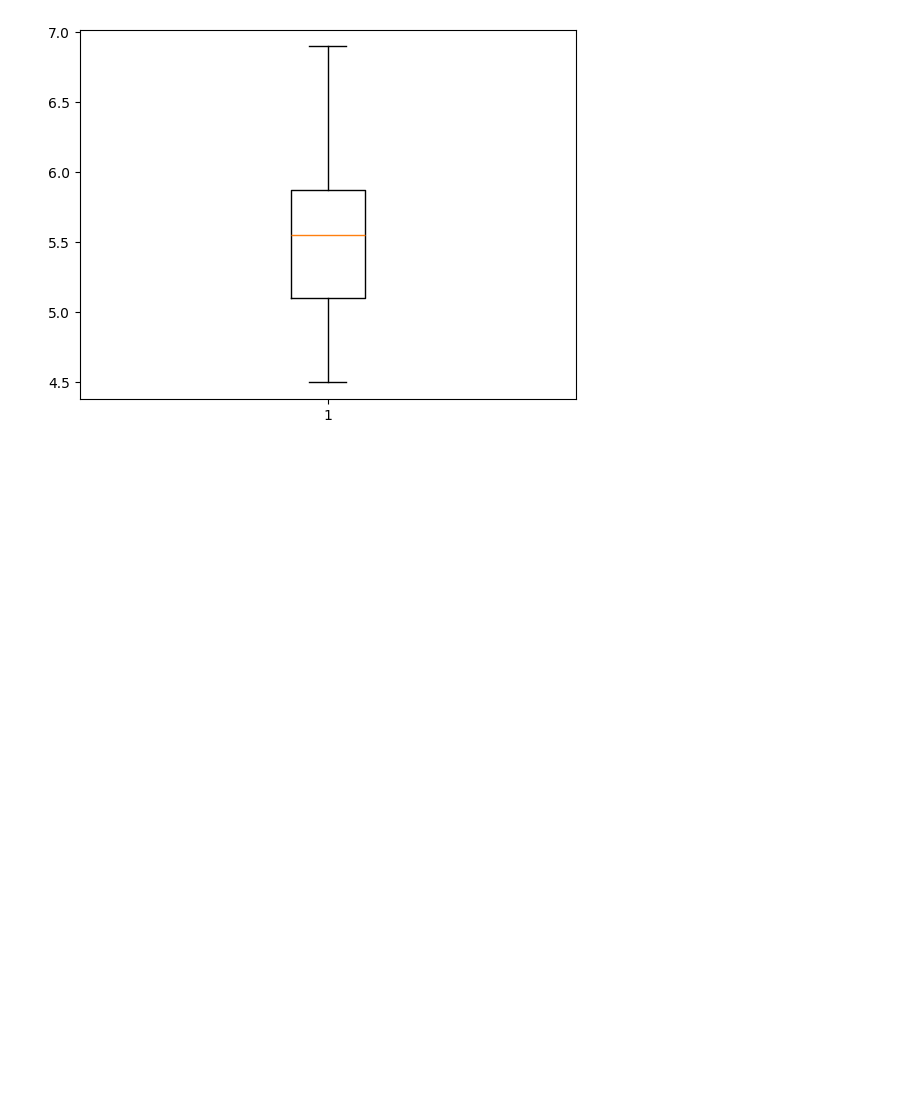
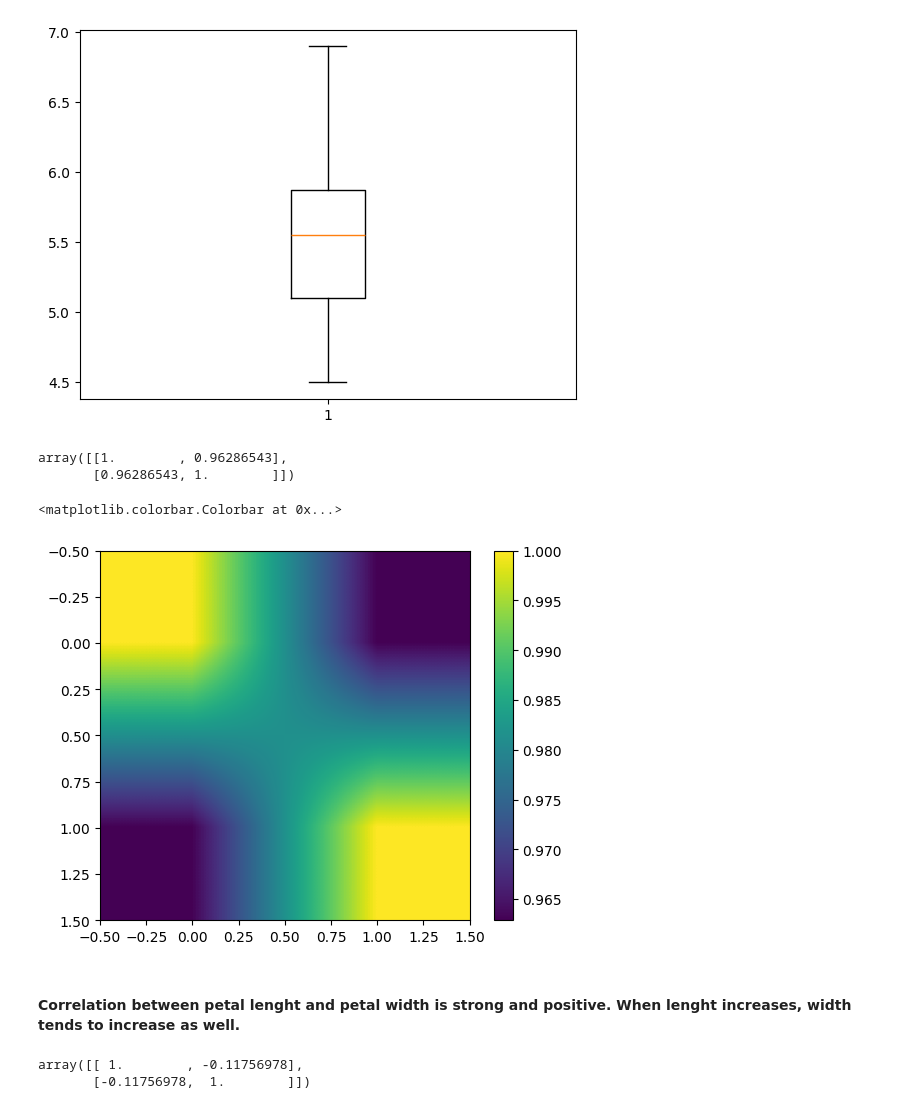
Before and after one commit to justia-pi/principles_of_DA, a Jupyter notebook: tasks.ipynb, the cells around one changed output. Drawn from its saved outputs; the diff is of its cells as text; code cells hidden in the pictures; blank space fills up the shorter version.

```diff
--- a/tasks.ipynb
+++ b/tasks.ipynb
@@ -317,3 +320,37 @@ ax.boxplot(virginica_de)
  'fliers': [<matplotlib.lines.Line2D at 0x...>],
  'means': []}
 [figure]
+# %%
+# Correlation between petal lenght and width.
+
+correlation_p = np.corrcoef(petal_lenght,petal_width)
+
+# Show.
+correlation_p
+# %% [output]
+array([[1.        , 0.96286543],
+       [0.96286543, 1.        ]])
+# %%
+# Plotting heatmap of correlation.
+
+plt.imshow(correlation_p, cmap='viridis', interpolation='bilinear')
+plt.colorbar()
+# %% [output]
+<matplotlib.colorbar.Colorbar at 0x...>
+[figure, added]
+# %% [markdown]
+#### Correlation between petal lenght and petal width is strong and positive. When lenght increases, width tends to increase as well.
+# %%
+# Defining sepal lenght and width.
+
+sepal_lenght = data.data[:, 0]
+sepal_width = data.data[:, 1]
+
+# Correlation between sepal lemght and width.
+
+correlation_s = np.corrcoef(sepal_lenght,sepal_width)
+# Show.
+correlation_s
+# %% [output]
+array([[ 1.        , -0.11756978],
+       [-0.11756978,  1.        ]])
```
Also changed, not shown: parts of 8 cells of this notebook.
